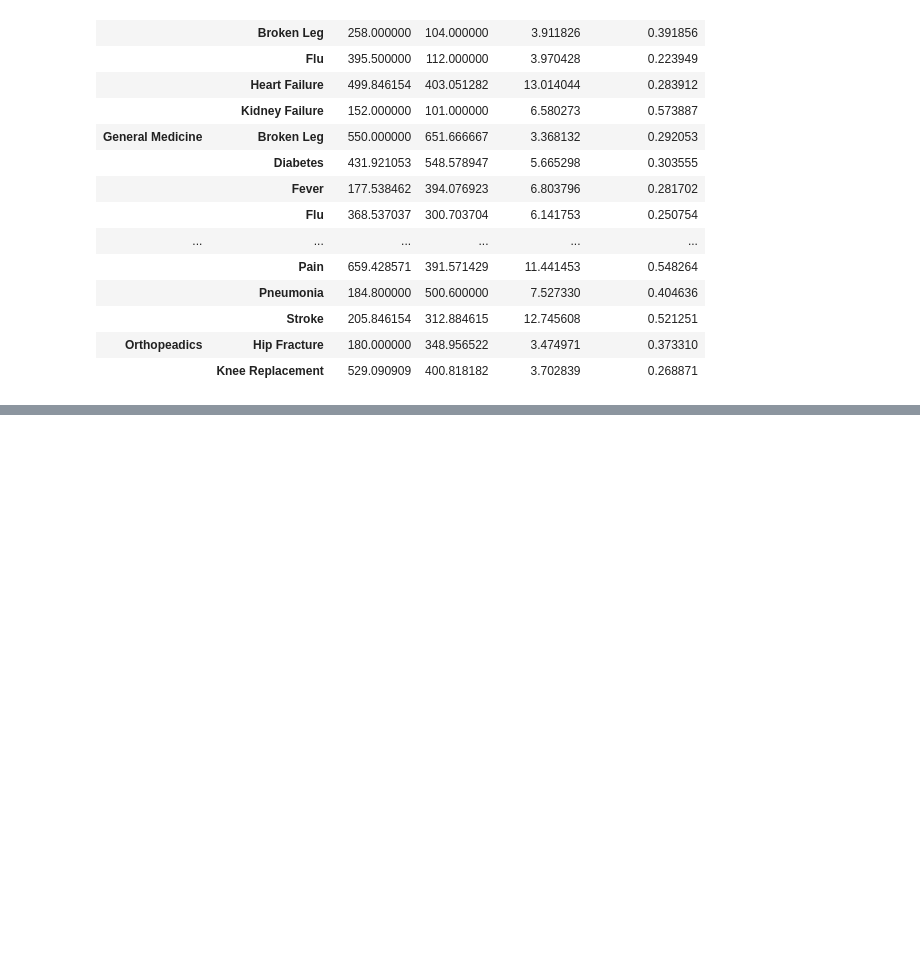
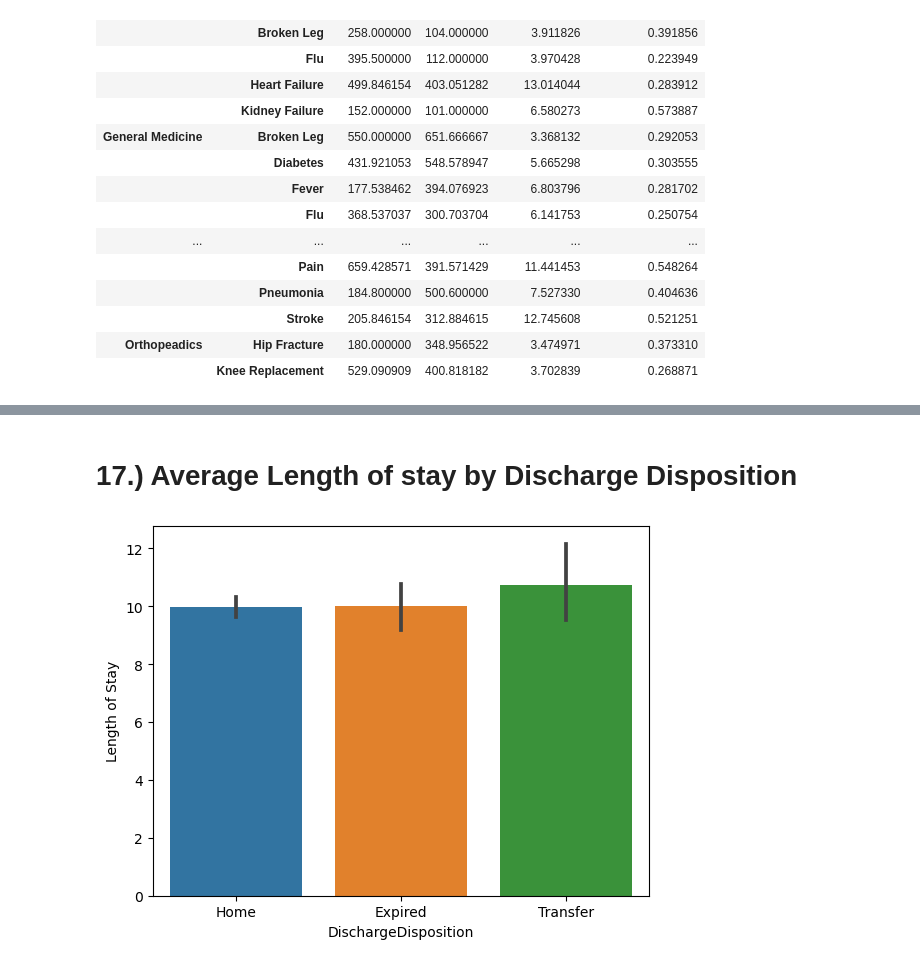
Before and after one commit to fathimadev35/PythonCoders, a Jupyter notebook: PythonCoders-EDA-Notebook.ipynb, the cells around one changed output, grey strips where cells are left out. Drawn from its saved outputs; the diff is of its cells as text; code cells hidden in the pictures; blank space fills up the shorter version.

```diff
--- a/PythonCoders-EDA-Notebook.ipynb
+++ b/PythonCoders-EDA-Notebook.ipynb
@@ -221,0 +250,13 @@ df.groupby(['Service', 'PrimaryDiagnosis']).mean()
+# %% [markdown]
+# 17.) Average Length of stay by Discharge Disposition
+# %%
+data1 = pd.read_excel('HospitalDatabase.xlsx', "ReAdmissionRegistry")
+
+data1["Length of Stay"]=(data1["DischargeDate"] - data1["AdmissionDate"])/  np.timedelta64(1, 'D')
+data1["Length of Stay"].mean()
+sb.barplot(x="DischargeDisposition", y="Length of Stay", data=data1)
+
+
+plt.show()
+# %% [output]
+[figure, added]
```
Also changed, not shown: parts of 6 cells of this notebook.
